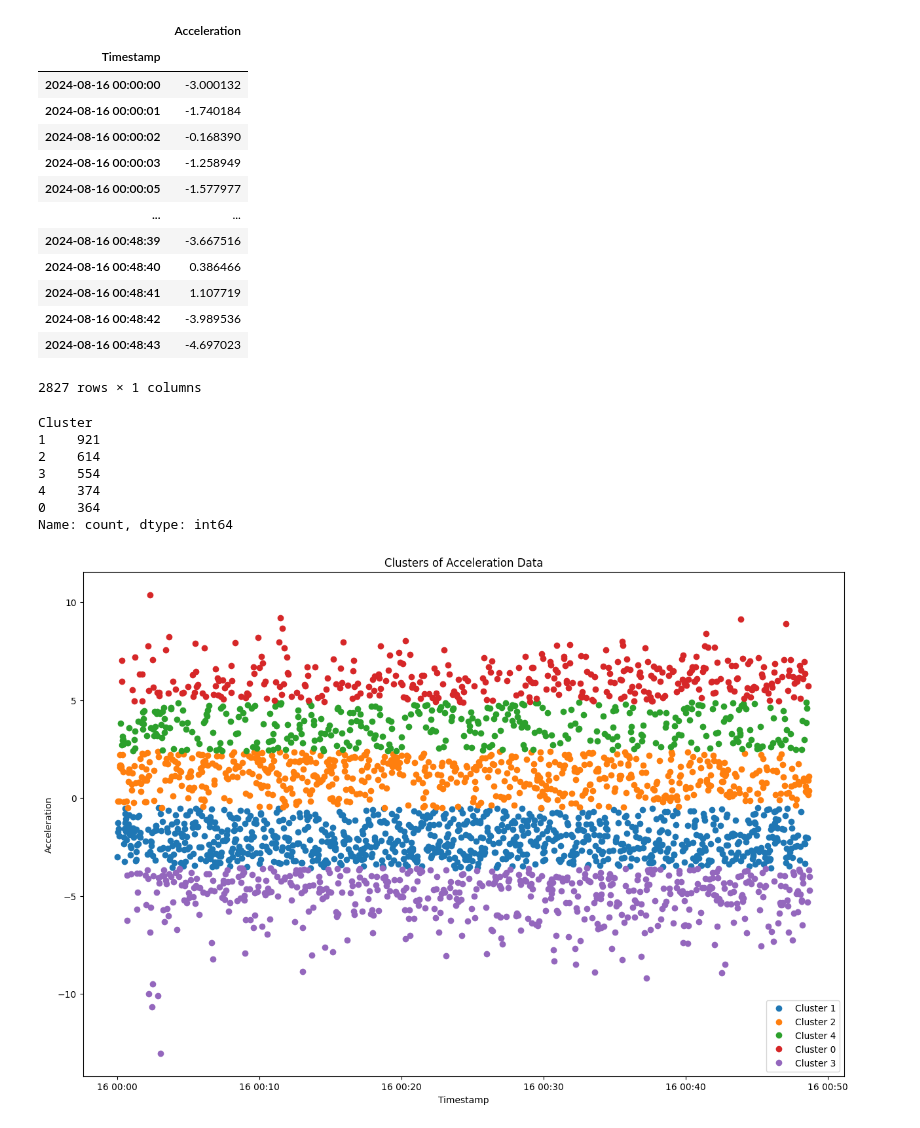
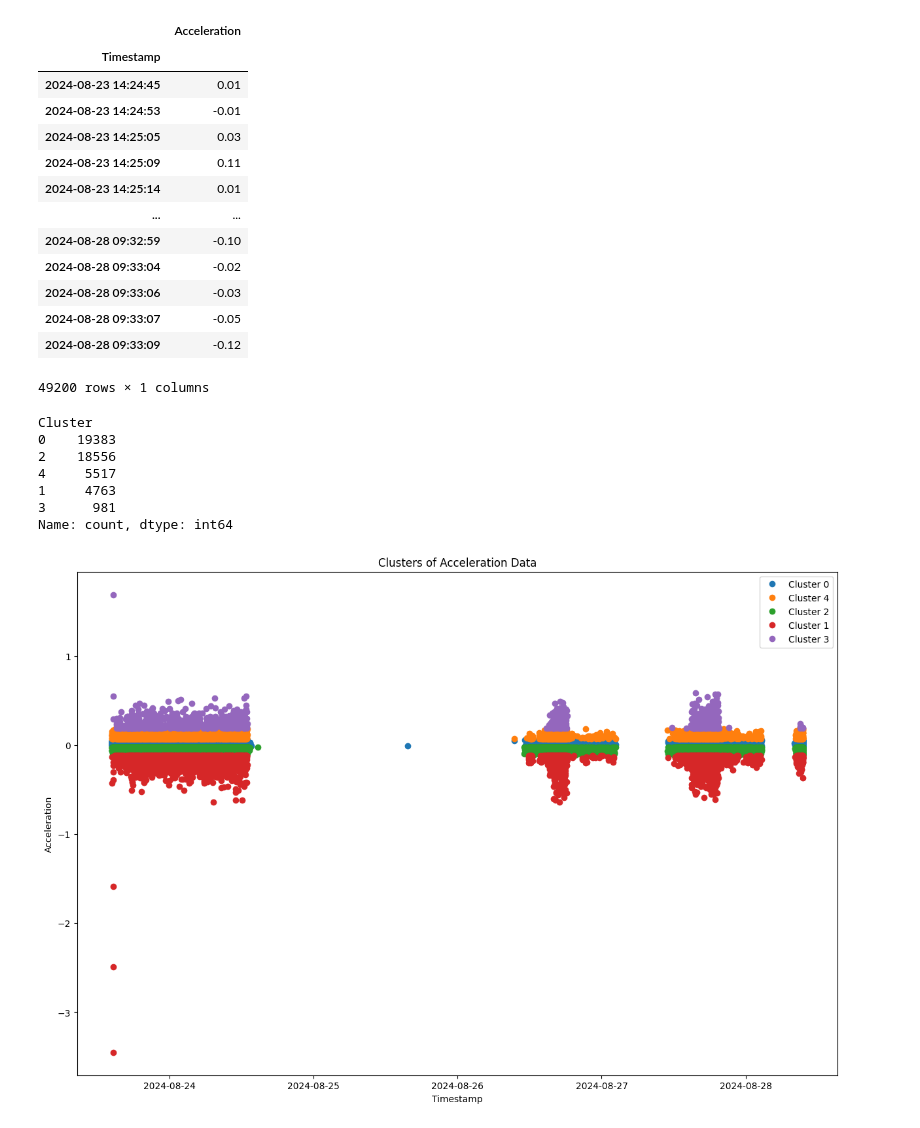
Before and after one commit to nk2105/AkzentE4.0, a Jupyter notebook: sklearn.ipynb, the cells around one changed output. Drawn from its saved outputs; the diff is of its cells as text; code cells hidden in the pictures.

```diff
--- a/sklearn.ipynb
+++ b/sklearn.ipynb
@@ -8,3 +9,33 @@ from sklearn.cluster import KMeans
 # %%
 import warnings
 warnings.filterwarnings('ignore')
+# %%
+# Load the data
+
+path = "/home/guts/Documents/accel_data/merged_data.csv"
+df = pd.read_csv(path)
+df['Timestamp'] = pd.to_datetime(df['Timestamp'])
+
+
+# Data Preprocessing
+df = df.set_index('Timestamp')
+df = df.resample('1S').mean()
+df = df.dropna()
+df
+
+#linear_bias = np.sqrt(df['Linear x']**2 + df['Linear y']**2 + df['Linear z']**2)
+#angular_bias = np.sqrt(df['Angular x']**2 + df['Angular y']**2 + df['Angular z']**2)
+#filtered_bias = np.sqrt(df['Filtered x']**2 + df['Filtered y']**2 + df['Filtered z']**2)
+#
+#caliberated_linear_x = df['Linear x'] - linear_bias
+#caliberated_linear_y = df['Linear y'] - linear_bias
+#caliberated_linear_z = df['Linear z'] - linear_bias
+#caliberated_angular_x = df['Angular x'] - angular_bias
+#caliberated_angular_y = df['Angular y'] - angular_bias
+#caliberated_angular_z = df['Angular z'] - angular_bias
+#caliberated_filtered_x = df['Filtered x'] - filtered_bias
+#caliberated_filtered_y = df['Filtered y'] - filtered_bias
+#caliberated_filtered_z = df['Filtered z'] - filtered_bias
+#
+#caliberated_df = pd.DataFrame({'Caliberated Linear x': caliberated_linear_x, 'Caliberated Linear y': caliberated_linear_y, 'Caliberated Linear z': caliberated_linear_z, 'Caliberated Angular x': caliberated_angular_x, 'Caliberated Angular y': caliberated_angular_y, 'Caliberated Angular z': caliberated_angular_z, 'Caliberated Filtered x': caliberated_filtered_x, 'Caliberated Filtered y': caliberated_filtered_y, 'Caliberated Filtered z': caliberated_filtered_z})
+#caliberated_df
@@ -11,37 +86,26 @@ warnings.filterwarnings('ignore')
 # %%
-# Load the data
-
-path = "/home/guts/Documents/accel_data/2024-08-16.csv"
-df = pd.read_csv(path)
-df['Timestamp'] = pd.to_datetime(df['Timestamp'])
-df
-
-# Data Preprocessing
-df = df.set_index('Timestamp')
-df = df.resample('1S').mean()
-df = df.dropna()
 
 # Scale the data using StandardScaler
 scaler = StandardScaler()
 df_scaled = scaler.fit_transform(df)
 df_scaled = pd.DataFrame()
-df_scaled['Acceleration'] = df['Filtered x']
+df_scaled['Acceleration'] = df['Linear y']
 df_scaled
 # %% [output]
 |  | Acceleration |
 | Timestamp |  |
-| 2024-08-16 00:00:00 | -3.000132 |
-| 2024-08-16 00:00:01 | -1.740184 |
-| 2024-08-16 00:00:02 | -0.168390 |
-| 2024-08-16 00:00:03 | -1.258949 |
-| 2024-08-16 00:00:05 | -1.577977 |
+| 2024-08-23 14:24:45 | 0.01 |
+| 2024-08-23 14:24:53 | -0.01 |
+| 2024-08-23 14:25:05 | 0.03 |
+| 2024-08-23 14:25:09 | 0.11 |
+| 2024-08-23 14:25:14 | 0.01 |
 | ... | ... |
-| 2024-08-16 00:48:39 | -3.667516 |
-| 2024-08-16 00:48:40 | 0.386466 |
-| 2024-08-16 00:48:41 | 1.107719 |
-| 2024-08-16 00:48:42 | -3.989536 |
-| 2024-08-16 00:48:43 | -4.697023 |
+| 2024-08-28 09:32:59 | -0.10 |
+| 2024-08-28 09:33:04 | -0.02 |
+| 2024-08-28 09:33:06 | -0.03 |
+| 2024-08-28 09:33:07 | -0.05 |
+| 2024-08-28 09:33:09 | -0.12 |
-2827 rows × 1 columns
+49200 rows × 1 columns
 # %%
 # Perform K-means clustering
 kmeans = KMeans(n_clusters=5, random_state=0).fit(df_scaled)
@@ -52,26 +116,26 @@ cluster_counts = df['Cluster'].value_counts()
 cluster_counts
 # %% [output]
 Cluster
-1    921
-2    614
-3    554
-4    374
-0    364
+0    19383
+2    18556
+4     5517
+1     4763
+3      981
 Name: count, dtype: int64
 # %%
 
 # Plotting the clusters
 fig, ax = plt.subplots(figsize=(15, 10))
 for cluster in df['Cluster'].unique():
-    plt.plot(df[df['Cluster'] == cluster].index, df[df['Cluster'] == cluster]['Filtered x'], marker='o', linestyle='', label=f'Cluster {cluster}')
+    plt.plot(df[df['Cluster'] == cluster].index, df[df['Cluster'] == cluster]['Linear y'], marker='o', linestyle='', label=f'Cluster {cluster}')
 
 plt.legend()
 plt.title('Clusters of Acceleration Data')
 plt.xlabel('Timestamp')
 plt.ylabel('Acceleration')
 plt.show()
 # %% [output]
-[figure, old version]
+[figure, new version]
 # %%
 cluster_list=df['Cluster'].value_counts()
 cluster_list.index
```
Also changed, not shown: parts of 8 cells of this notebook, 15 other files.
